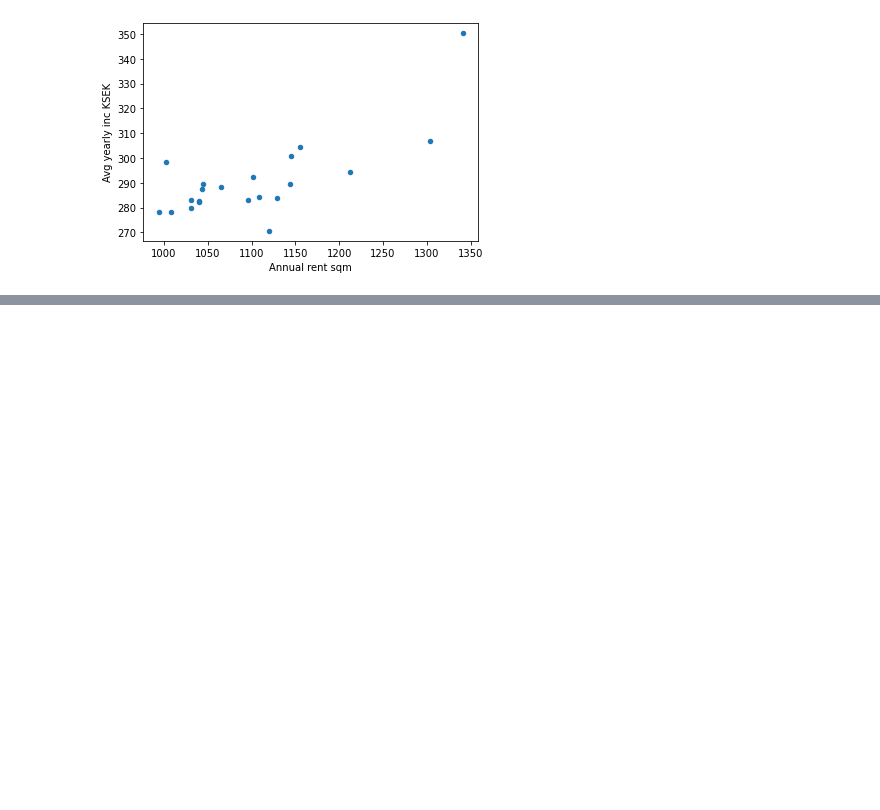
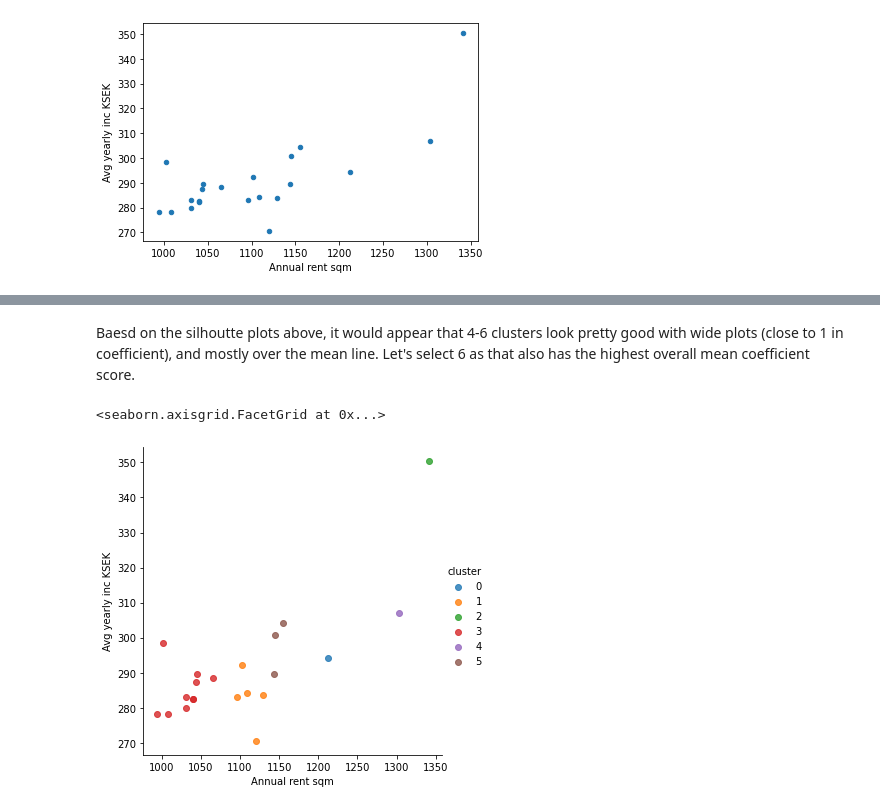
Before and after one commit to viktorparipas92/D0036E-labgroup-14, a Jupyter notebook: lab3/Lab3_KÅ.ipynb, the cells around one changed output, grey strips where cells are left out. Drawn from its saved outputs; the diff is of its cells as text; code cells hidden in the pictures; blank space fills up the shorter version.

```diff
--- a/lab3/Lab3_KÅ.ipynb
+++ b/lab3/Lab3_KÅ.ipynb
@@ -185,6 +182,7 @@ df_income_vs_rent.plot.scatter(x="Annual rent sqm", y="Avg yearly inc KSEK")
 # %%
 from random import randint
 
+# Eucledian distance between a point a and a list of points b
 def eucledian_distance(a, b):
     return np.sqrt(np.sum((a - b)**2, axis=1))
 
@@ -221,7 +219,6 @@ def my_kmeans(data, clusters, fn_distance, max_iterations = 10):
 
         # If the new centroids are the same as the last then we have converged
         if np.all(np.equal(centroids, new_centroids)):
-            print("Converged at iteration", iter)
             break
 
         centroids = new_centroids
@@ -231,20 +228,20 @@ def my_kmeans(data, clusters, fn_distance, max_iterations = 10):
     # time and assign points to each of the clusters/centroids and return both the centroids as well
     # as the centroid/cluster assignment
     all_centroids = []
-    all_centroid_idxs = []
+    all_centroid_ixs = []
 
     for x in data:
         centroid_idx = np.argmin(fn_distance(x, centroids))
         all_centroids.append(centroids[centroid_idx])
-        all_centroid_idxs.append(centroid_idx)
+        all_centroid_ixs.append(centroid_idx)
 
-    return all_centroids, all_centroid_idxs
+    return all_centroids, all_centroid_ixs
 
 x = df_income_vs_rent[["Annual rent sqm", "Avg yearly inc KSEK"]].values.astype(np.float32)
-centroids, ix_cluster = my_kmeans(x, 3, fn_distance = eucledian_distance)
+centroids, assigned_clusters = my_kmeans(x, 3, fn_distance = eucledian_distance)
 
 # Add the assigned cluster to the data frame
-df_income_vs_rent["cluster"] = ix_cluster
+df_income_vs_rent["cluster"] = assigned_clusters
 
 # Do a scatter plot again but this time color the points with the cluster index
 import seaborn as sns
@@ -255,0 +363,16 @@ Converged at iteration 2
+# %% [markdown]
+Baesd on the silhoutte plots above, it would appear that 4-6 clusters look pretty good with wide plots (close to 1 in coefficient), and mostly over the mean line. Let's select 6 as that also has the highest overall mean coefficient score.
+# %%
+n_clusters = 6
+
+centroids, assigned_clusters = my_kmeans(x, n_clusters, fn_distance = eucledian_distance)
+
+# Add the assigned cluster to the data frame
+df_income_vs_rent["cluster"] = assigned_clusters
+
+# Do a scatter plot again but this time color the points with the cluster index
+import seaborn as sns
+sns.lmplot(x="Annual rent sqm", y="Avg yearly inc KSEK", data=df_income_vs_rent, hue="cluster", fit_reg=False)
+# %% [output]
+<seaborn.axisgrid.FacetGrid at 0x...>
+[figure, added]
```
Also changed, not shown: parts of 5 cells of this notebook.
